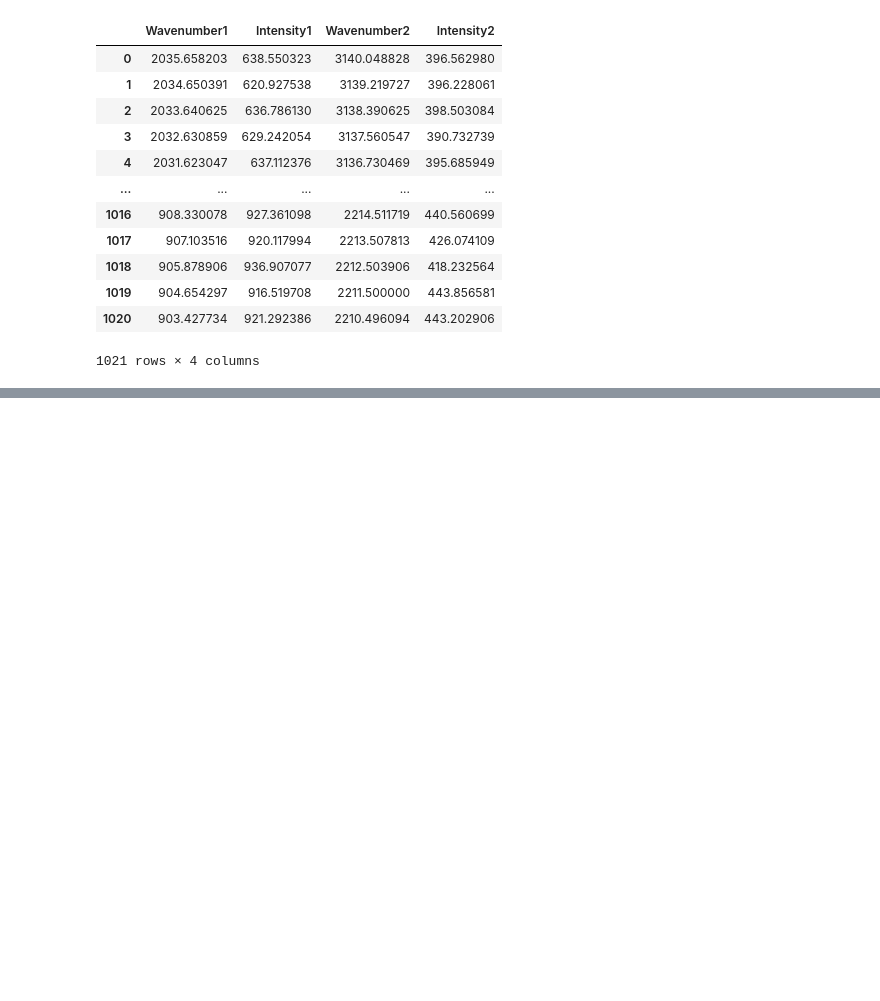
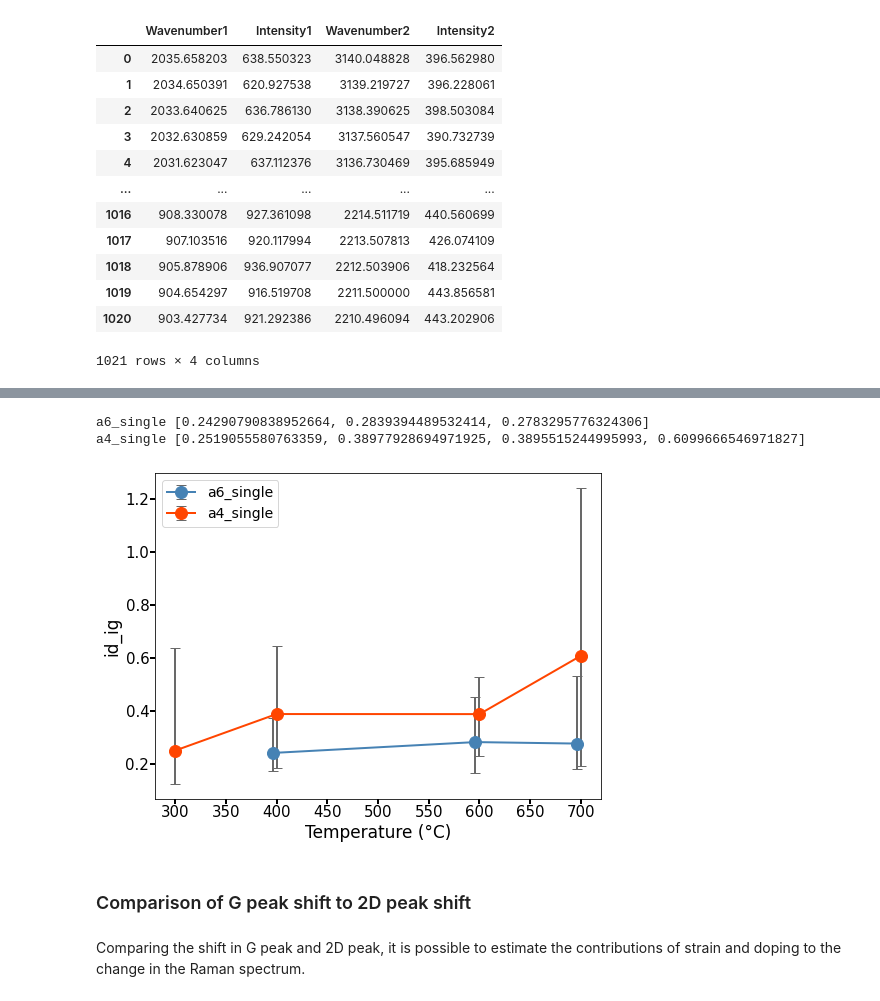
Before and after one commit to anaisgr/masters, a Jupyter notebook: raman_analysis.ipynb, the cells around one changed output, grey strips where cells are left out. Cells and saved outputs as stored; diff of their text form; code cells hidden in the pictures; blank space fills up the shorter version.

```diff
--- a/raman_analysis.ipynb
+++ b/raman_analysis.ipynb
@@ -151,0 +252,40 @@ def get_data_stats(data):
+# %%
+def plot_ratio_change(ratio, *samples):
+    fig = plt.figure(figsize=(8,6))
+    ax = fig.add_subplot(111)
+    #ts = get_overlap_ts(*samples)
+    colors=["steelblue", "orangered", "chartreuse", "saddlebrown", 'purple', 'dimgrey']
+    for i,sample in enumerate(samples):
+        y = []
+        y_error_lower = []
+        y_error_upper = []
+        y_error_dev = []
+        y_error = {"dev": y_error_dev, "range":[y_error_lower, y_error_upper]}
+        ts = list(sample["data"].keys())
+        for t in ts:
+            (spec_mean, spec_dev, spec_min, spec_max, spec_ratios) = get_data_stats(sample['data'][t])
+            y_value = spec_ratios[ratio]['mean']
+            y_error_upper.append((-y_value+spec_ratios[ratio]['max']))
+            y_error_lower.append((y_value-spec_ratios[ratio]['min']))
+            y_error_dev.append(spec_ratios[ratio]['dev'])
+            y.append(y_value)
+        ax.errorbar([t+(i-1)*4 for t in ts], y, yerr=y_error['range'], fmt='o-',
+                     ecolor='dimgrey', color=colors[i],
+                     capsize=5, label=sample['name'], markersize=12, lw=2)
+        ax.set_ylabel(ratio, size=17)
+        ax.set_xlabel('Temperature (°C)', fontsize=17)
+        kwargs = dict(labelsize=15, pad=0.5, width=2, length=5, direction='out')
+        ax.tick_params(**kwargs)
+        #plt.title(peak, fontsize=15)
+        print(sample['name'], y)
+    ax.legend(fontsize=14)
+# %%
+plot_ratio_change('id_ig', a6_single, a4_single)
+# %% [output]
+a6_single [0.24290790838952664, 0.2839394489532414, 0.2783295776324306]
+a4_single [0.2519055580763359, 0.38977928694971925, 0.3895515244995993, 0.6099666546971827]
+[figure, added]
+# %% [markdown]
+### Comparison of G peak shift to 2D peak shift
+# %% [markdown]
+Comparing the shift in G peak and 2D peak, it is possible to estimate the contributions of strain and doping to the change in the Raman spectrum.
```
Also changed, not shown: parts of 22 cells of this notebook.
